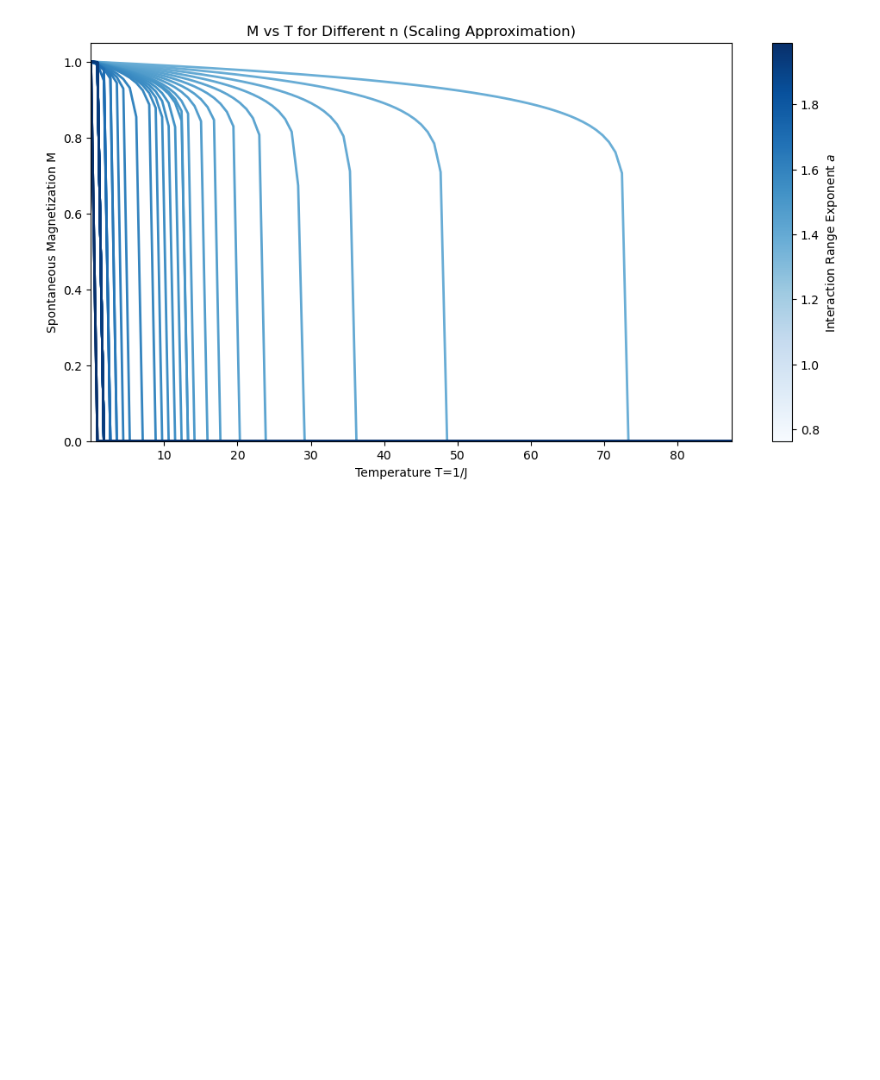
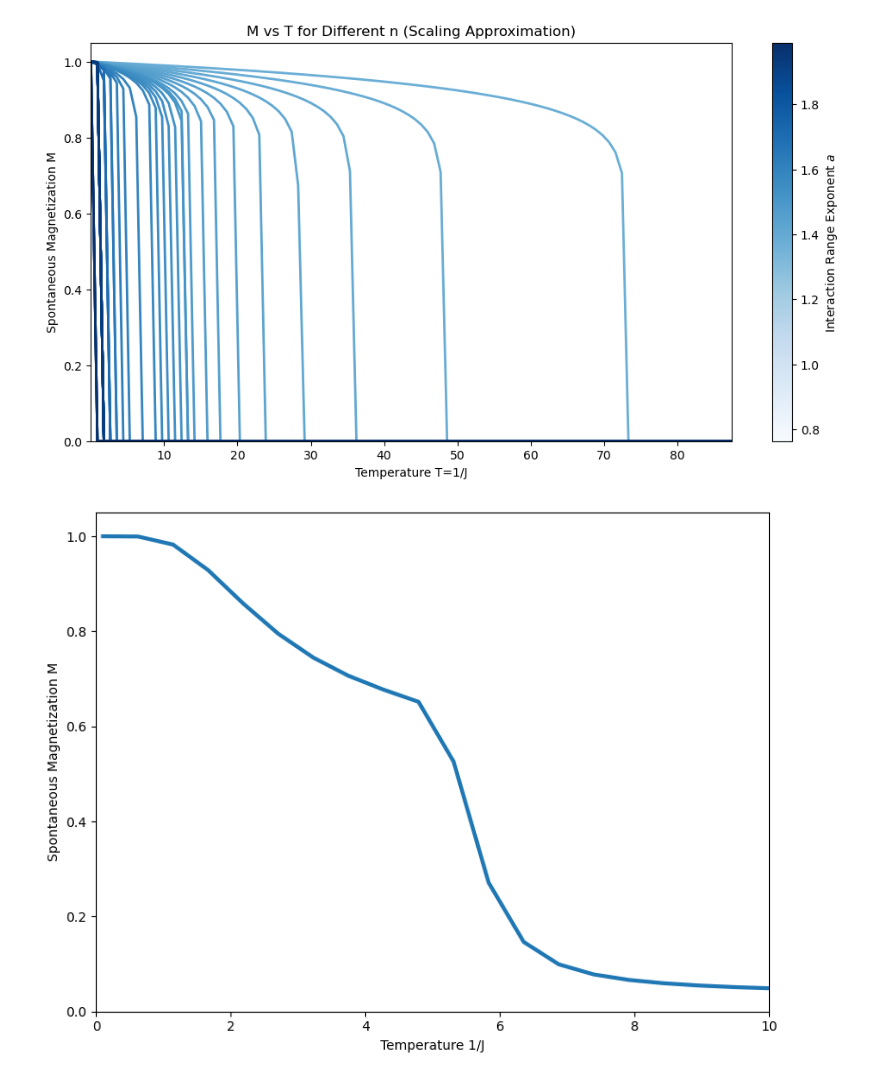
Before and after one commit to erbilcanartun/long-range-ising-chain, a Jupyter notebook: notebooks/magnetic_field.ipynb, the cells around one changed output. Drawn from its saved outputs; the diff is of its cells as text; code cells hidden in the pictures; blank space fills up the shorter version.

```diff
--- a/notebooks/magnetic_field.ipynb
+++ b/notebooks/magnetic_field.ipynb
@@ -239,7 +246,7 @@ print(f"Largest eigenvalue λ_t = {lambda_t:.6f}")
 print(f"ν = {nu:.6f}, α = {alpha:.6f}")
 
 # Compute yH, eta, delta
-all_Js = generate_rg_flow_no_viz(Jc, n, max_k, num_steps)
+all_Js, _ = generate_rg_flow_no_viz(Jc, n, max_k, num_steps)
 J_fixed = all_Js[-1]
 J_func_fixed = lambda d: J_fixed[d-1] if 1 <= d <= max_k else mp.mpf(0)
 
@@ -311,7 +318,7 @@ for n, Jc in critical_temp_array:
     print(f"  ν = {nu:.6f}, α = {alpha:.6f}")
 
     # Compute magnetic exponents
-    all_Js = generate_rg_flow_no_viz(Jc, n, max_k, num_steps)
+    all_Js, _ = generate_rg_flow_no_viz(Jc, n, max_k, num_steps)
     J_fixed = all_Js[-1]
     J_func_fixed = lambda d: J_fixed[d-1] if 1 <= d <= max_k else mp.mpf(0)
 
@@ -424,7 +431,7 @@ lambda_t = eigenvalues[0]
 yT = np.log(abs(lambda_t)) / np.log(b) if abs(lambda_t) > 0 else 0
 
 # Compute y_H
-all_Js = generate_rg_flow_no_viz(float(Jc), n, max_k, num_steps)
+all_Js, _ = generate_rg_flow_no_viz(float(Jc), n, max_k, num_steps)
 J_fixed = all_Js[-1]
 J_func_fixed = lambda d: J_fixed[d-1] if 1 <= d <= max_k else mp.mpf(0)
 h_small = mp.mpf('1e-30')
@@ -550,3 +553,48 @@ ax.grid(False)
 plt.show()
 # %% [output]
 [figure]
+# %%
+from tqdm import tqdm
+
+# Parameters
+n = 1
+max_k = 5000  # Small for feasibility
+num_steps = 5  # Small for feasibility
+h_small = mp.mpf('1e-30')
+b = 3
+d = 1
+M_k = 1.0
+
+def is_ordered(J0, n, max_k, num_steps):
+    all_Js, _ = generate_rg_flow(J0, n, max_k, num_steps)
+    J_final = all_Js[-1][0]
+    J_initial = all_Js[0][0]
+    return float(J_final) > float(J_initial)
+
+# Compute M for T values
+T_values = np.linspace(0.1, 10.0, 20)
+M_values = []
+
+for i, T in enumerate(tqdm(T_values)):
+    J0 = 1.0 / T
+    #if is_ordered(J0, n, max_k, num_steps):
+    M = compute_magnetization(J0, n, max_k, num_steps, h_small, b, d, M_k)
+    #else:
+    #    M = 0.0
+    M_values.append(M)
+
+# Plot
+fig, ax = plt.subplots(figsize=(8, 6))
+ax.plot(T_values, M_values, linewidth=3, label=f'n={n}')
+#ax.axvline(x=Tc, color='r', linestyle='--', alpha=0.5, label=f'$T_c$≈{Tc:.2f}')
+ax.set_xlabel('Temperature 1/J')
+ax.set_ylabel('Spontaneous Magnetization M')
+ax.set_xlim(0, max(T_values))
+ax.set_ylim(0, 1.05)
+#ax.legend()
+ax.grid(False)
+plt.tight_layout()
+#plt.savefig(f'../figures/magnetization_n{n}.png')
+plt.show()
+# %% [output]
+[figure, added]
```
Also changed, not shown: parts of 2 cells of this notebook, 1 other file.
